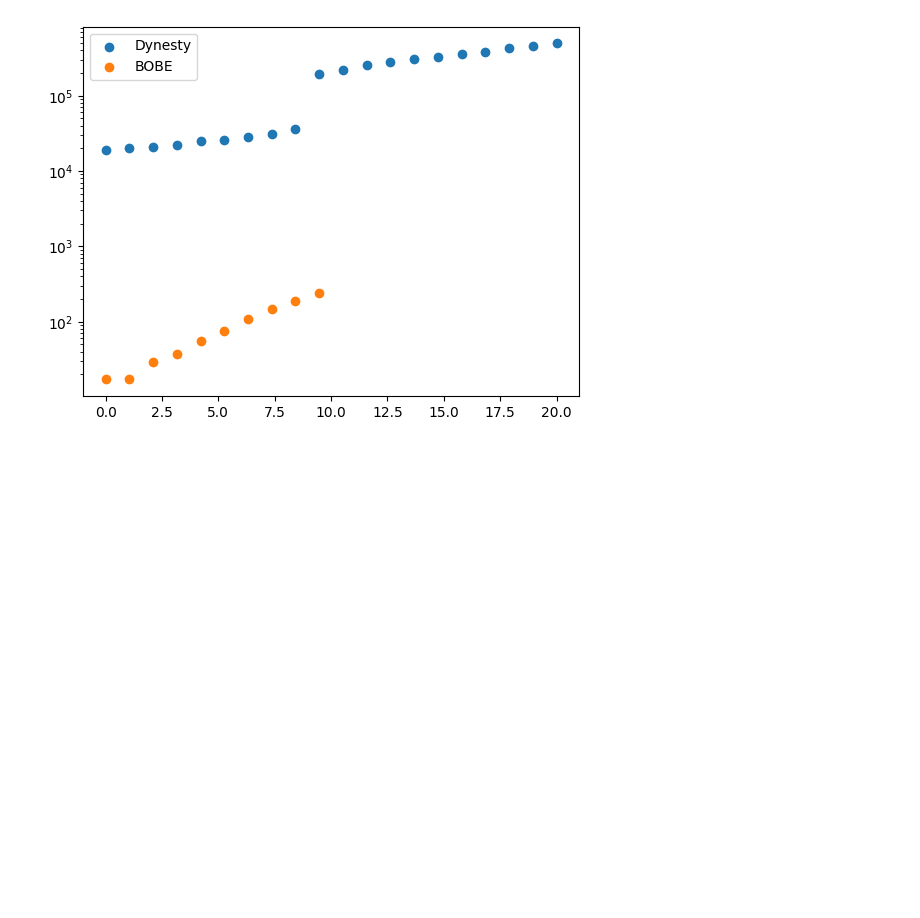
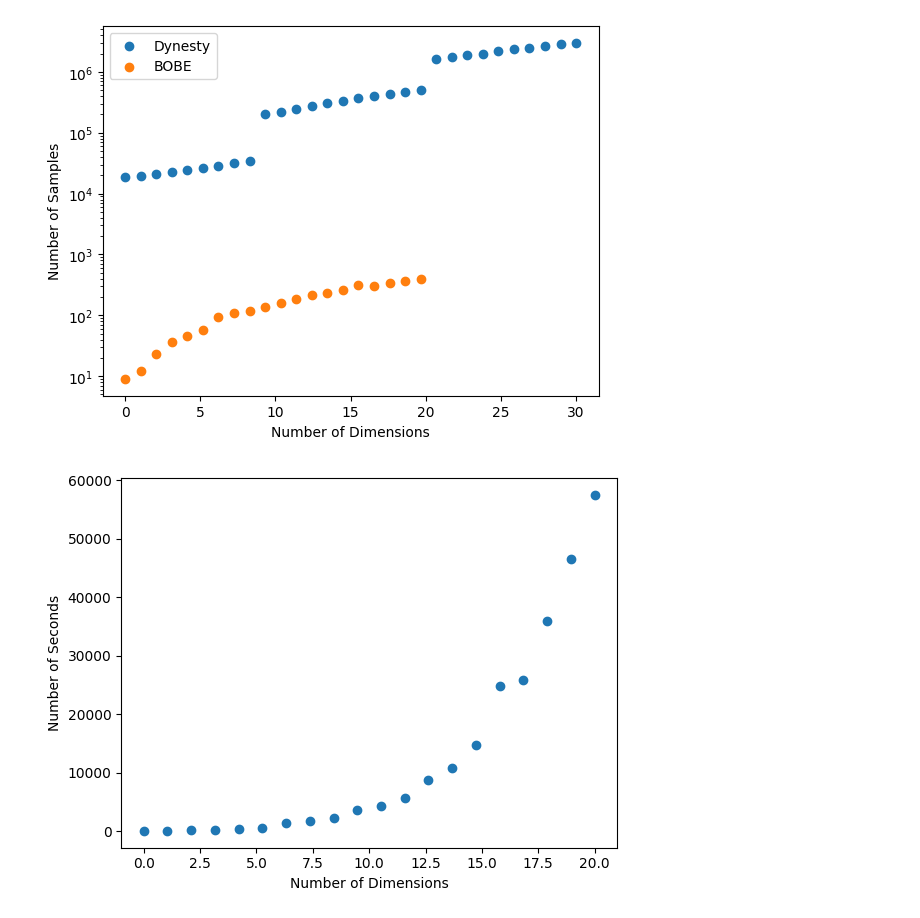
Before and after one commit to Ameek94/BOBE, a Jupyter notebook: Dynesty.ipynb, the cells around one changed output. Saved outputs shown, nothing was run; the diff lists cells and outputs as text; code cells hidden in the pictures; blank space fills up the shorter version.

Commit message:
Preliminary Data Plots

```diff
--- a/Dynesty.ipynb
+++ b/Dynesty.ipynb
@@ -63,15 +76,30 @@ Logz from Dynesty = -8.209677237614276 +- 0.13087705405773128 with 5726 samples
 # %%
 import matplotlib.pyplot as plt
 
-DySamples = [19124, 20497, 21110, 21874, 24891, 25795, 28057, 30716, 35640, 196025, 221377, 254157, 280479, 304988, 327843, 362783, 386198, 428980, 462709, 493977]
-BOBESamples = [17, 17, 28.667, 36.667, 55, 75.333, 107.667, 144.667, 187.333, 243, np.nan, np.nan, np.nan, np.nan, np.nan, np.nan, np.nan, np.nan, np.nan, np.nan]
-x = np.linspace(0, 20, 20)
+DySamples = [18967, 19805, 20806, 22626, 24220, 26606, 28723, 32048, 34956, 200489, 221377, 249393, 275343, 304664, 335873, 367928, 403719, 430882, 463838, 498671, 1621314, 1773526, 1891795, 2003966, 2170079, 2359607, 2469693, 2691800, 2852259, 3002382]
+#BOBESamples = [17, 17, 28.667, 36.667, 55, 75.333, 107.667, 144.667, 187.333, 243, 304, np.nan, np.nan, np.nan, np.nan, np.nan, np.nan, np.nan, np.nan, np.nan, np.nan, np.nan, np.nan, np.nan, np.nan]
+BOBESamples = [9, 12, 23, 37, 46, 58, 95, 111, 117, 137, 158, 185, 218, 236, 258, 319, 298, 345, 369, 388, np.nan, np.nan, np.nan, np.nan, np.nan, np.nan, np.nan, np.nan, np.nan, np.nan]
+x = np.linspace(0, 30, 30)
 
 plt.plot()
 plt.scatter(x, DySamples, label="Dynesty")
 plt.scatter(x, BOBESamples, label="BOBE")
 plt.yscale('log')
+plt.xlabel('Number of Dimensions')
+plt.ylabel('Number of Samples')
 plt.legend()
 plt.show()
+
+
+
+BOBETime = [52, 1*60+8, 2*60+11, 3*60+49, 6*60+54, 10*60 + 15, 24*60, 28*60 + 44, 37*60 + 3, 1*3600 + 26, 1*3600 + 13*60 + 5, 1*3600 + 35*60 + 39, 2*3600 + 25*60 + 26, 3*3600 + 54, 4*3600 + 7*60 + 13, 6*3600 +53*60 + 54, 7*3600 + 10*60 + 41, 9*3600 + 58*60 + 1, 12*3600 + 56*60 + 34, 15*3600 + 58*60 + 50]
+x = np.linspace(0, 20, 20)
+
+plt.plot()
+plt.scatter(x, BOBETime)
+plt.xlabel('Number of Dimensions')
+plt.ylabel('Number of Seconds')
+plt.show()
 # %% [output]
-[figure, old version]
+[figure, new version]
+[figure, added]
```
Also changed, not shown: parts of 2 cells of this notebook.
